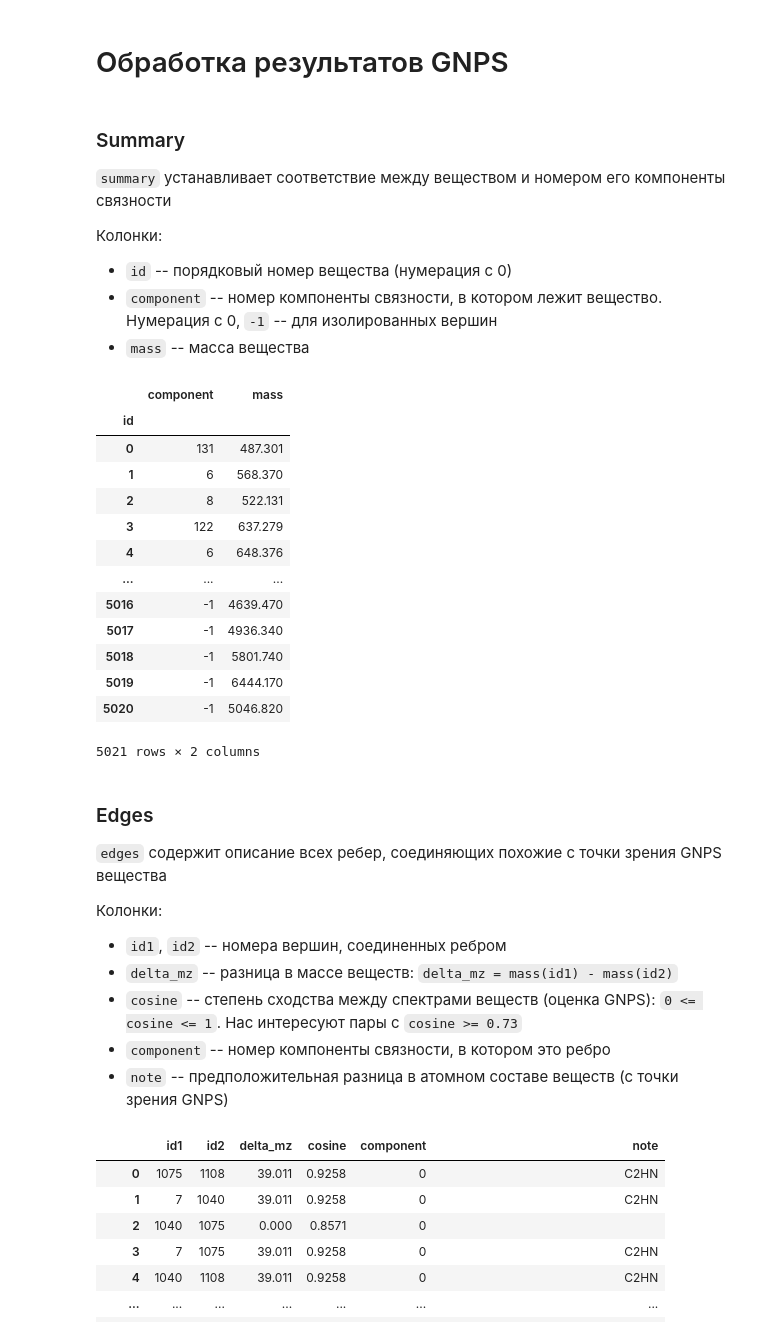
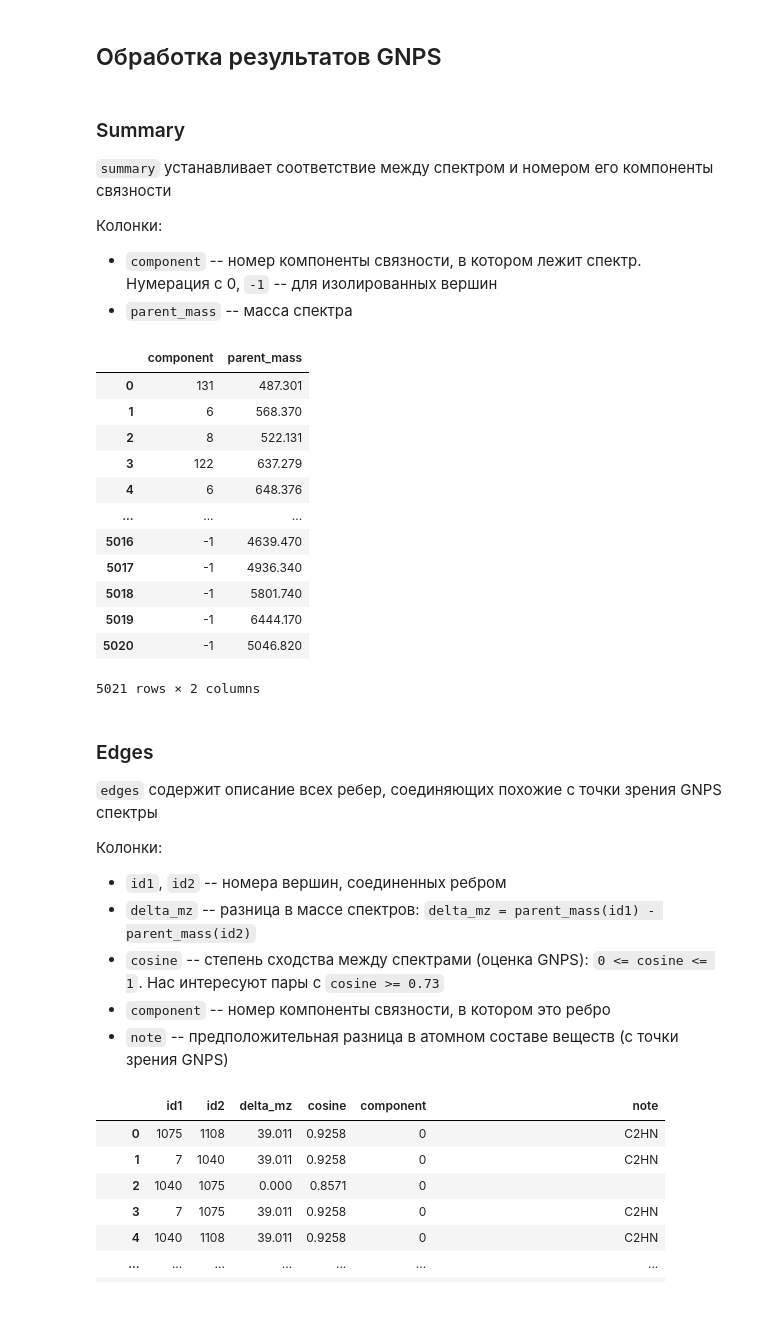
Before and after one commit to Nik9kin/var-scoring, a Jupyter notebook: main.ipynb, the cells around one changed output. Saved outputs shown, nothing was run; the diff lists cells and outputs as text; code cells hidden in the pictures; blank space fills up the shorter version.

```diff
--- a/pnp/main.ipynb
+++ b/main.ipynb
@@ -13,27 +199,25 @@ LIB_SIZE = 5021
 # %% [markdown]
-# Обработка результатов GNPS
+## Обработка результатов GNPS
 # %%
-path = 'clustered_spectra2/'
+clust_path = 'clustered_spectra2/'
 # %% [markdown]
 ### Summary ###
 
-`summary` устанавливает соответствие между веществом и номером его компоненты связности
+`summary` устанавливает соответствие между спектром и номером его компоненты связности
 
 Колонки:
 
-- `id` -- порядковый номер вещества (нумерация с 0)
-- `component` -- номер компоненты связности, в котором лежит вещество. Нумерация с 0, `-1` -- для изолированных вершин
-- `mass` -- масса вещества
+- `component` -- номер компоненты связности, в котором лежит спектр. Нумерация с 0, `-1` -- для изолированных вершин
+- `parent_mass` -- масса спектра
 # %%
-summary = pd.read_csv(path + 'pnp.clustersummary', sep='\t')[['componentindex', 'parent mass']]
-summary.rename(columns={'componentindex' : 'component', 'parent mass' : 'mass'}, inplace=True)
-summary.index.name = 'id'
+summary = pd.read_csv(clust_path + 'pnp.clustersummary', sep='\t')[['componentindex', 'parent mass']]
+summary.rename(columns={'componentindex' : 'component', 'parent mass' : 'parent_mass'}, inplace=True)
+# summary.index.name = 'id'
 summary.loc[summary.component != -1, 'component'] -= 1
 
 summary
 # %% [output]
-|  | component | mass |
-| id |  |  |
+|  | component | parent_mass |
 | 0 | 131 | 487.301 |
 | 1 | 6 | 568.370 |
 | 2 | 8 | 522.131 |
@@ -49,12 +233,12 @@ summary
 # %% [markdown]
 ### Edges ###
 
-`edges` содержит описание всех ребер, соединяющих похожие с точки зрения GNPS вещества
+`edges` содержит описание всех ребер, соединяющих похожие с точки зрения GNPS спектры
 
 Колонки:
 - `id1`, `id2` -- номера вершин, соединенных ребром
-- `delta_mz` -- разница в массе веществ: `delta_mz = mass(id1) - mass(id2)`
-- `cosine` -- степень сходства между спектрами веществ (оценка GNPS): `0 <= cosine <= 1`. Нас интересуют пары с `cosine >= 0.73`
+- `delta_mz` -- разница в массе спектров: `delta_mz = parent_mass(id1) - parent_mass(id2)`
+- `cosine` -- степень сходства между спектрами (оценка GNPS): `0 <= cosine <= 1`. Нас интересуют пары с `cosine >= 0.73`
 - `component` -- номер компоненты связности, в котором это ребро
 - `note` -- предположительная разница в атомном составе веществ (с точки зрения GNPS)
 # %%
```
Also changed, not shown: parts of 44 cells of this notebook, 55 other files.
